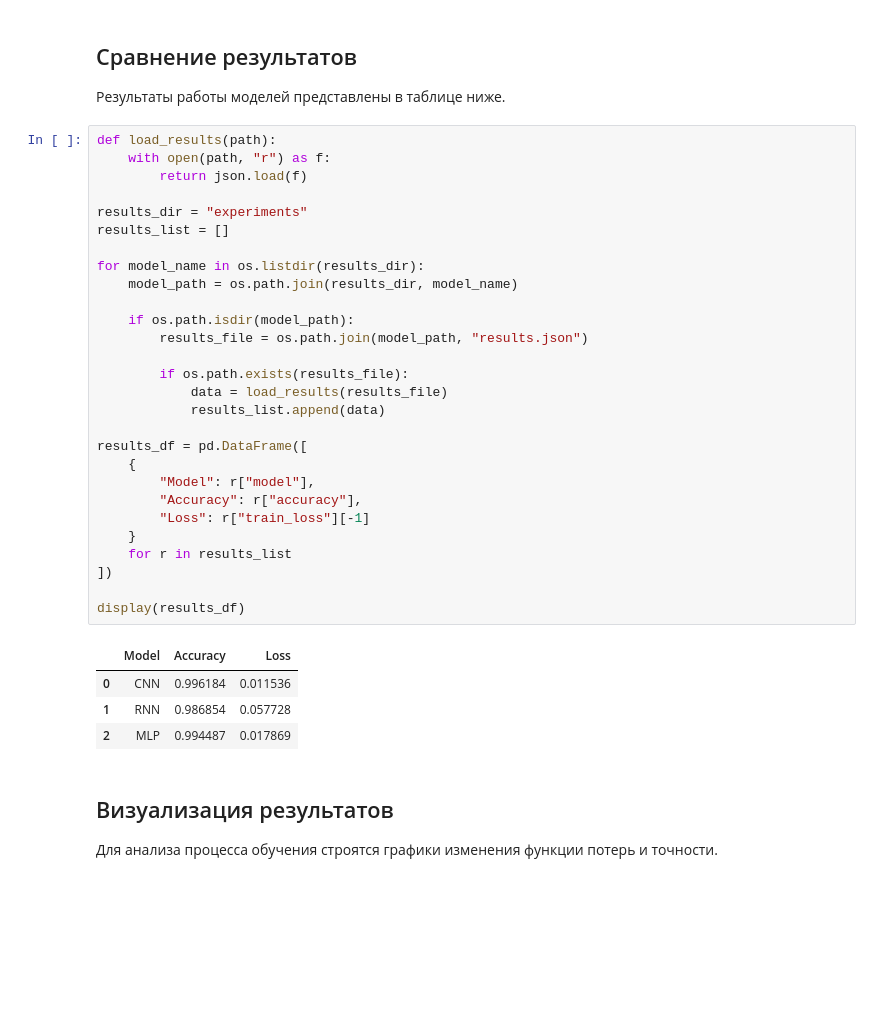
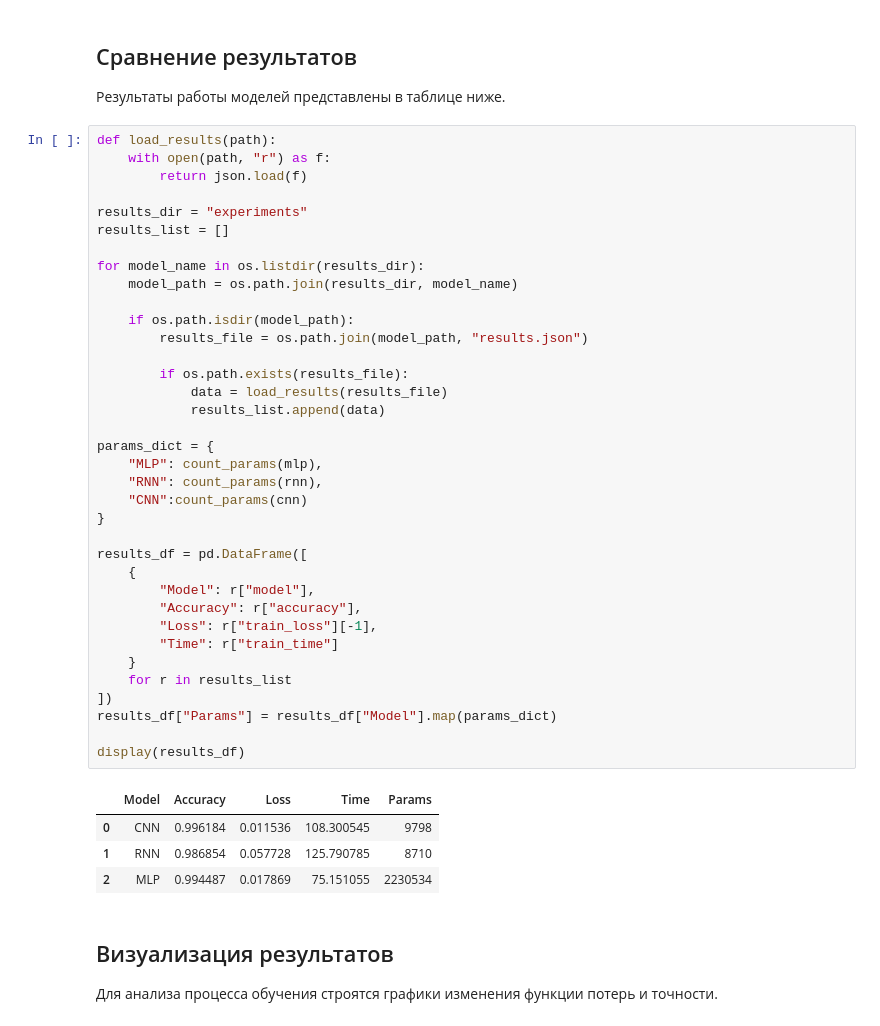
Before and after one commit to SupremeIntelligence/analysis-of-neural-network-architectures, a Jupyter notebook: mlp_rnn_cnn_image_classification.ipynb, the cells around one changed output. Saved outputs shown, nothing was run; the diff lists cells and outputs as text; blank space fills up the shorter version.

Commit message:
Added confusion matrix visualization, model parameter comparison and training time comparison.

```diff
--- a/mlp_rnn_cnn_image_classification.ipynb
+++ b/mlp_rnn_cnn_image_classification.ipynb
@@ -176,36 +182,44 @@ CNN | Epoch 5/5 | Loss: 0.0115
 # %%
 def load_results(path):
     with open(path, "r") as f:
         return json.load(f)
 
 results_dir = "experiments"
 results_list = []
 
 for model_name in os.listdir(results_dir):
     model_path = os.path.join(results_dir, model_name)
 
     if os.path.isdir(model_path):
         results_file = os.path.join(model_path, "results.json")
 
         if os.path.exists(results_file):
             data = load_results(results_file)
             results_list.append(data)
 
+params_dict = {
+    "MLP": count_params(mlp),
+    "RNN": count_params(rnn),
+    "CNN":count_params(cnn)
+}
+
 results_df = pd.DataFrame([
     {
         "Model": r["model"],
         "Accuracy": r["accuracy"],
-        "Loss": r["train_loss"][-1]
+        "Loss": r["train_loss"][-1],
+        "Time": r["train_time"]
     }
     for r in results_list
 ])
+results_df["Params"] = results_df["Model"].map(params_dict)
 
 display(results_df)
 # %% [output]
-|  | Model | Accuracy | Loss |
-| 0 | CNN | 0.996184 | 0.011536 |
-| 1 | RNN | 0.986854 | 0.057728 |
-| 2 | MLP | 0.994487 | 0.017869 |
+|  | Model | Accuracy | Loss | Time | Params |
+| 0 | CNN | 0.996184 | 0.011536 | 108.300545 | 9798 |
+| 1 | RNN | 0.986854 | 0.057728 | 125.790785 | 8710 |
+| 2 | MLP | 0.994487 | 0.017869 | 75.151055 | 2230534 |
 # %% [markdown]
 ## Визуализация результатов
 
```
Also changed, not shown: parts of 2 cells of this notebook, 1 other file.
